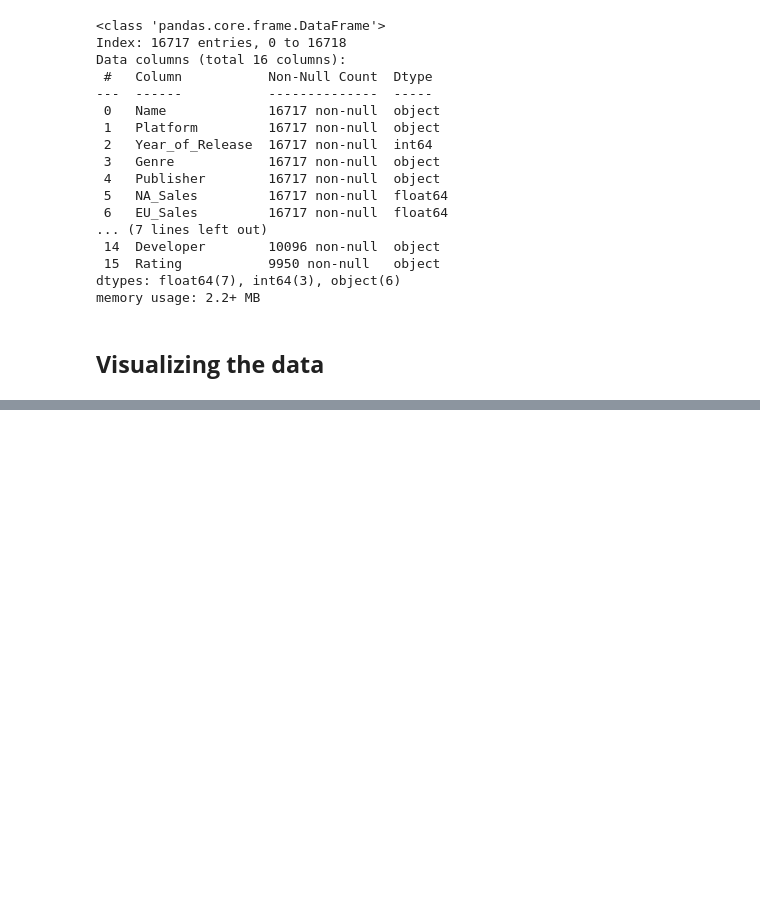
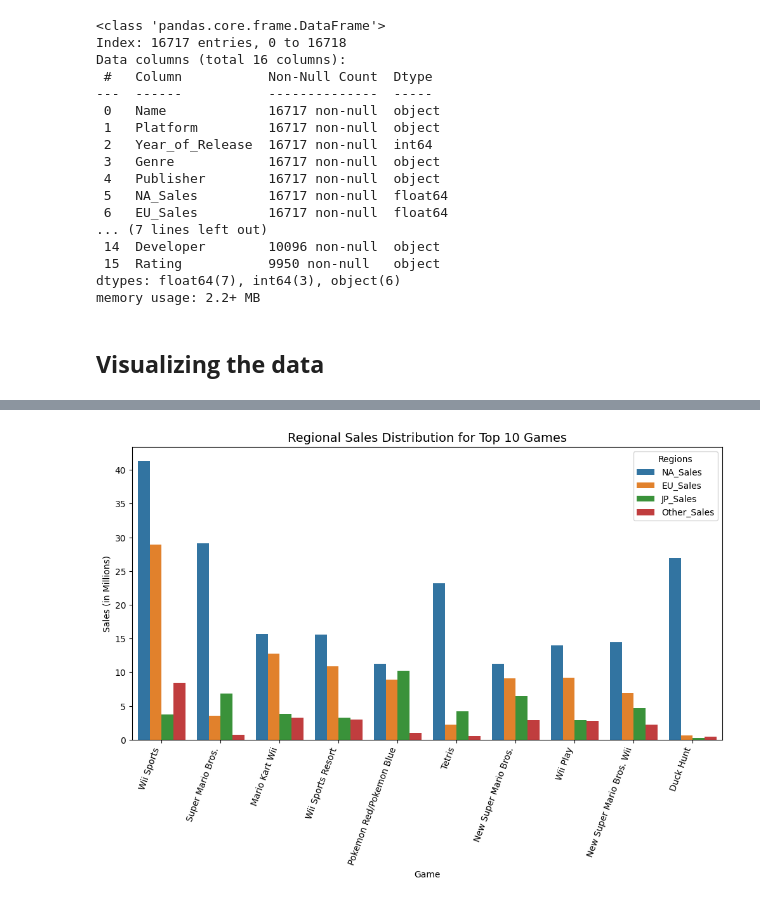
Before and after one commit to arifnayan2861/DA, a Jupyter notebook: EDA_on_Video_game_sales_Dataset.ipynb, the cells around one changed output, grey strips where cells are left out. Saved outputs shown, nothing was run; the diff lists cells and outputs as text; code cells hidden in the pictures; blank space fills up the shorter version.

```diff
--- a/EDA_on_Video_game_sales_Dataset.ipynb
+++ b/EDA_on_Video_game_sales_Dataset.ipynb
@@ -193,2 +206,19 @@ plt.show()
+# %%
+top_games = df.nlargest(10, "Global_Sales")
+
+top_games_melted = top_games.melt(id_vars="Name", value_vars=["NA_Sales", "EU_Sales", "JP_Sales", "Other_Sales"], var_name="Region", value_name="Sales")
+
+plt.figure(figsize=(12, 6))
+
+sns.barplot(x="Name", y="Sales", hue="Region", data=top_games_melted)
+
+plt.title("Regional Sales Distribution for Top 10 Games", fontsize=14)
+plt.xlabel("Game")
+plt.ylabel("Sales (in Millions)")
+plt.xticks(rotation=70, ha="right")
+plt.legend(title="Regions")
+plt.show()
+# %% [output]
+[figure, added]
 # %%
 genre_sales = df[['Genre', 'Global_Sales']].groupby('Genre').sum().sort_values(by='Global_Sales', ascending=False)
```
Also changed, not shown: parts of 9 cells of this notebook.
